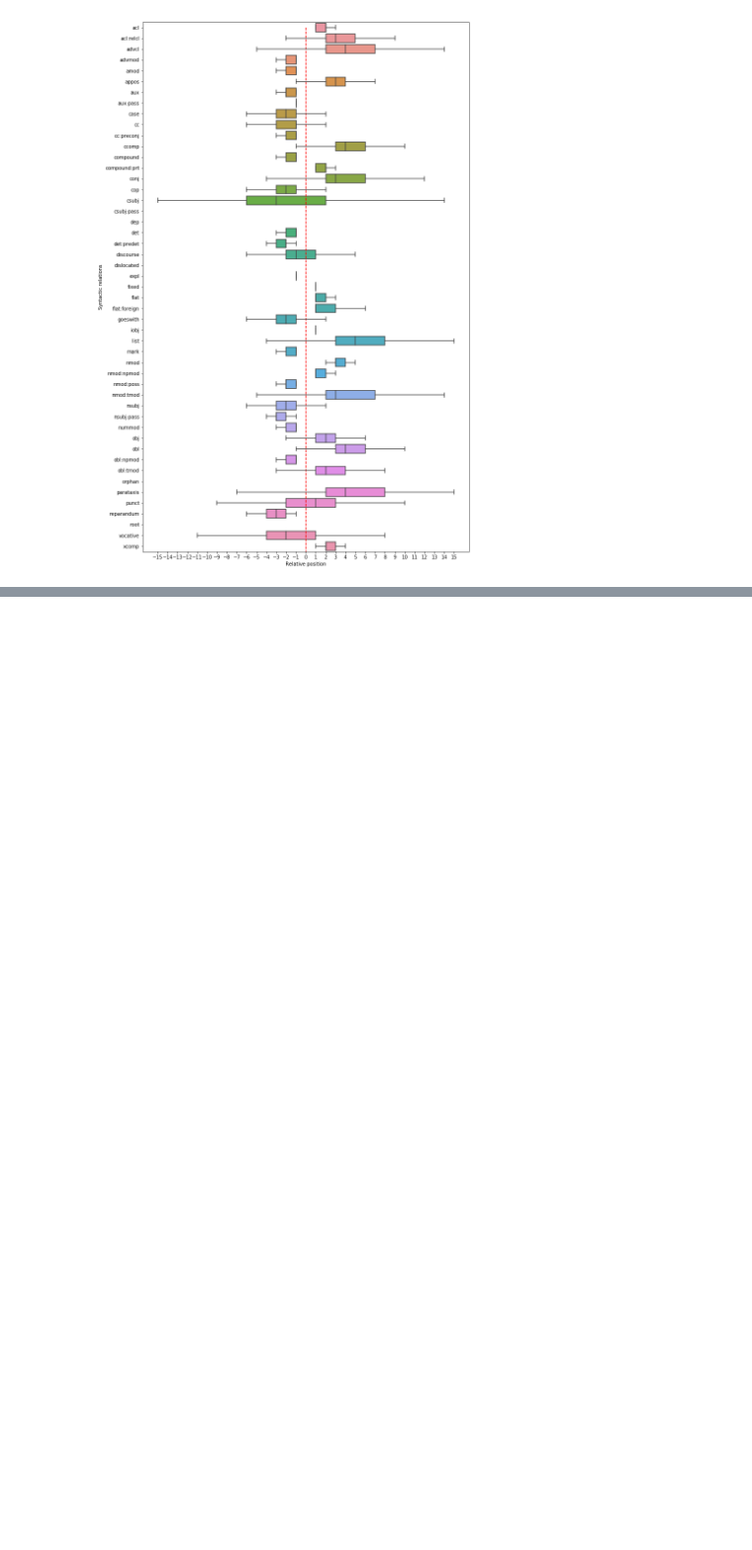
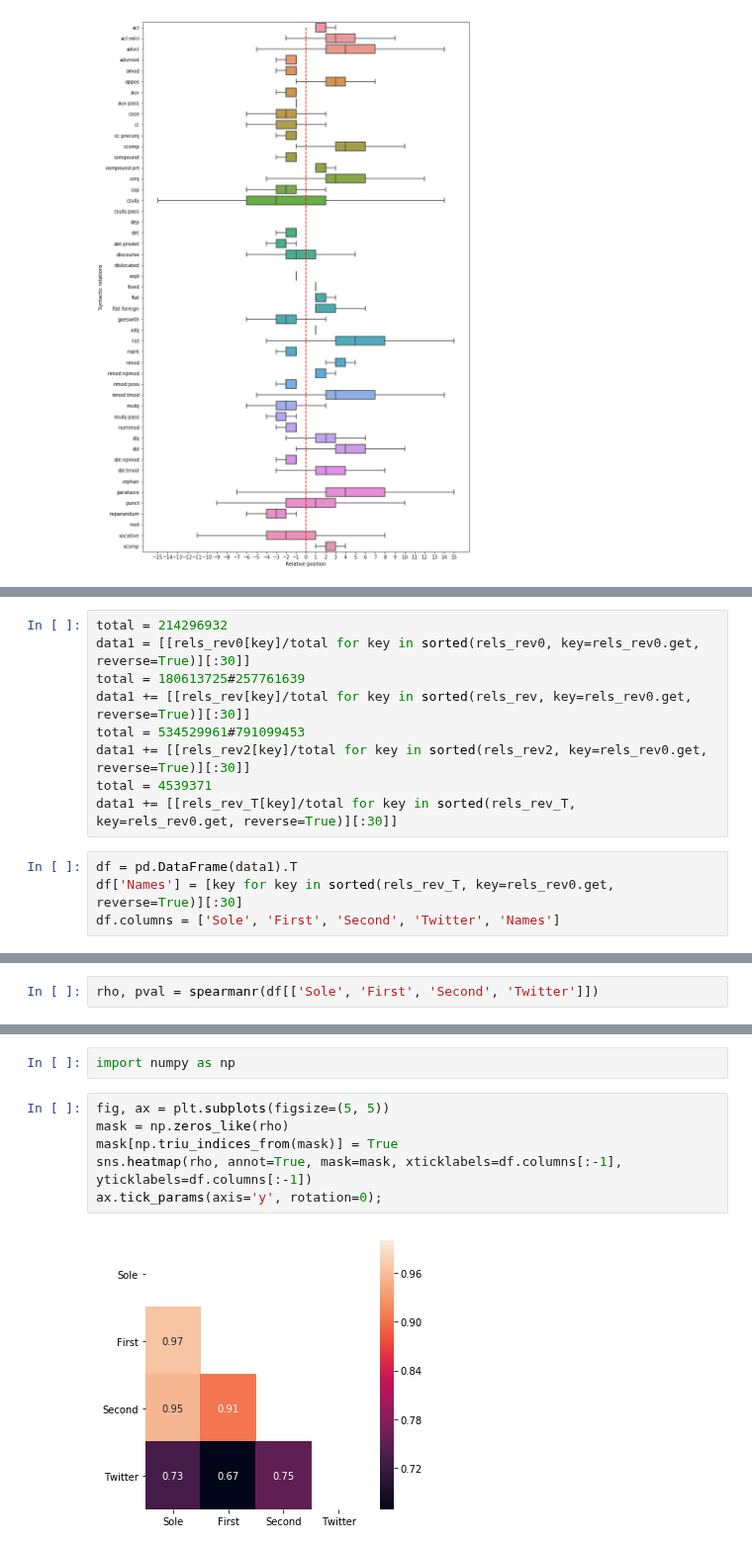
Before and after one commit to dkbrz/Git_Commits, a Jupyter notebook: notebooks/final_notebooks/syntax.ipynb, the cells around one changed output, grey strips where cells are left out. Shown at 99% size. Cells and saved outputs as stored; diff of their text form; blank space fills up the shorter version.

```diff
--- a/notebooks/final_notebooks/syntax.ipynb
+++ b/notebooks/final_notebooks/syntax.ipynb
@@ -129,0 +236,13 @@ Text(0.5, 0, 'Relative position')
+# %%
+total = 214296932
+data1 = [[rels_rev0[key]/total for key in sorted(rels_rev0, key=rels_rev0.get, reverse=True)][:30]]
+total = 180613725#257761639
+data1 += [[rels_rev[key]/total for key in sorted(rels_rev, key=rels_rev0.get, reverse=True)][:30]]
+total = 534529961#791099453
+data1 += [[rels_rev2[key]/total for key in sorted(rels_rev2, key=rels_rev0.get, reverse=True)][:30]]
+total = 4539371
+data1 += [[rels_rev_T[key]/total for key in sorted(rels_rev_T, key=rels_rev0.get, reverse=True)][:30]]
+# %%
+df = pd.DataFrame(data1).T
+df['Names'] = [key for key in sorted(rels_rev_T, key=rels_rev0.get, reverse=True)][:30]
+df.columns = ['Sole', 'First', 'Second', 'Twitter', 'Names']
@@ -129,0 +251,2 @@ Text(0.5, 0, 'Relative position')
+# %%
+rho, pval = spearmanr(df[['Sole', 'First', 'Second', 'Twitter']])
@@ -129,0 +267,10 @@ Text(0.5, 0, 'Relative position')
+# %%
+import numpy as np
+# %%
+fig, ax = plt.subplots(figsize=(5, 5))
+mask = np.zeros_like(rho)
+mask[np.triu_indices_from(mask)] = True
+sns.heatmap(rho, annot=True, mask=mask, xticklabels=df.columns[:-1], yticklabels=df.columns[:-1])
+ax.tick_params(axis='y', rotation=0);
+# %% [output]
+[figure, added]
```
Also changed, not shown: parts of 65 cells of this notebook, 7 other files.
